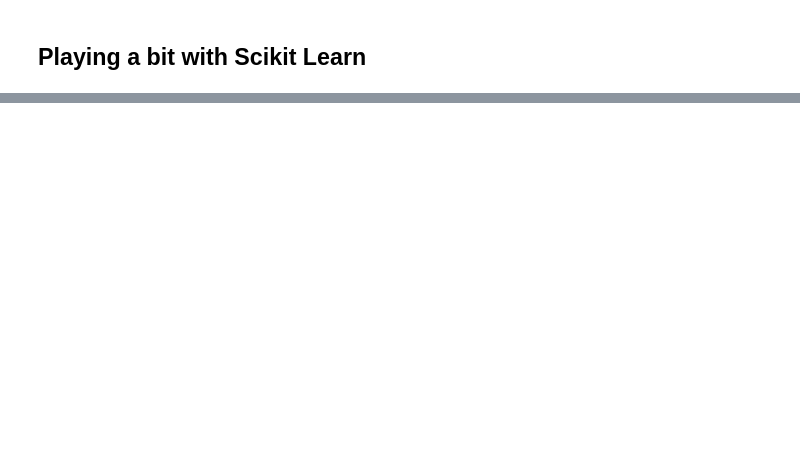
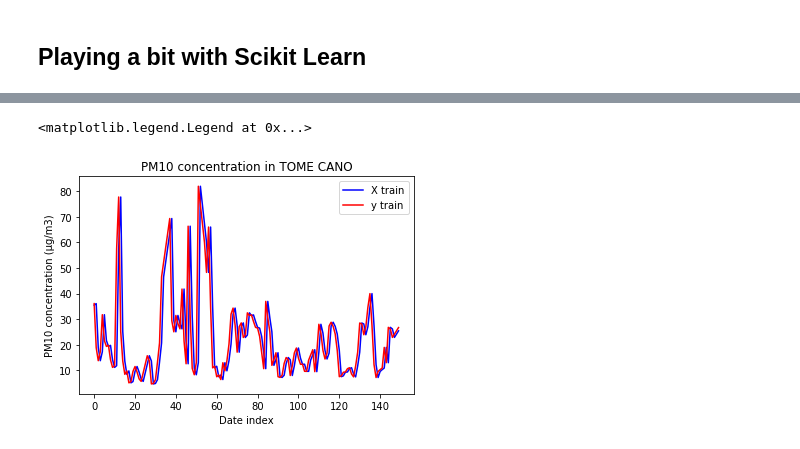
Before and after one commit to carlosdg/AirPollutionForecasting, a Jupyter notebook: Software/jupyter/notebooks/ExploringTheData.ipynb, the cells around one changed output, grey strips where cells are left out. Cells and saved outputs as stored; diff of their text form; code cells hidden in the pictures; blank space fills up the shorter version.

```diff
--- a/Software/jupyter/notebooks/ExploringTheData.ipynb
+++ b/Software/jupyter/notebooks/ExploringTheData.ipynb
@@ -211,16 +250,10 @@ data = process_outliers(data)
 data = process_missing_data(data)
 
 data = pd.DataFrame(data)
+num_test_data = 30
+
+X_train = data[:-1][:-num_test_data].to_numpy()
+y_train = data.shift(0)[1:][:-num_test_data].to_numpy()
+
+X_test = data[:-1][-num_test_data:].to_numpy()
+y_test = data.shift(0)[1:][-num_test_data:].to_numpy()
-# %%
-X_train = data[:-1][:-30]
-y_train = data.shift(0)[1:][:-30]
-
-X_test = data[:-1][-30:]
-y_test = data.shift(0)[1:][-30:]
-
-ax = X_train.plot(c="blue")
-ax = y_train.plot(ax=ax, c="red")
-ax = X_test.plot(ax=ax, c="lightblue")
-ax = y_test.plot(ax=ax, c="coral")
-ax.legend(["X train", "y train", "X test", "y test"])
-ax.xaxis.set_tick_params(rotation=90)
@@ -229,0 +283,15 @@ ax = plt.scatter(x=X_test, y=y_test, c="blue")
+# %%
+fig, ax = plt.subplots()
+
+X = np.concatenate((X_train, X_test))
+y = np.concatenate((y_train, y_test))
+ax.plot(X, c="blue")
+ax.plot(y, c="red")
+
+ax.set_title(f"PM10 concentration in {zone}")
+ax.set_xlabel("Date index")
+ax.set_ylabel("PM10 concentration (µg/m3)")
+ax.legend(["X train", "y train", "X test", "y test"])
+# %% [output]
+<matplotlib.legend.Legend at 0x...>
+[figure, added]
```
Also changed, not shown: parts of 18 cells of this notebook.
